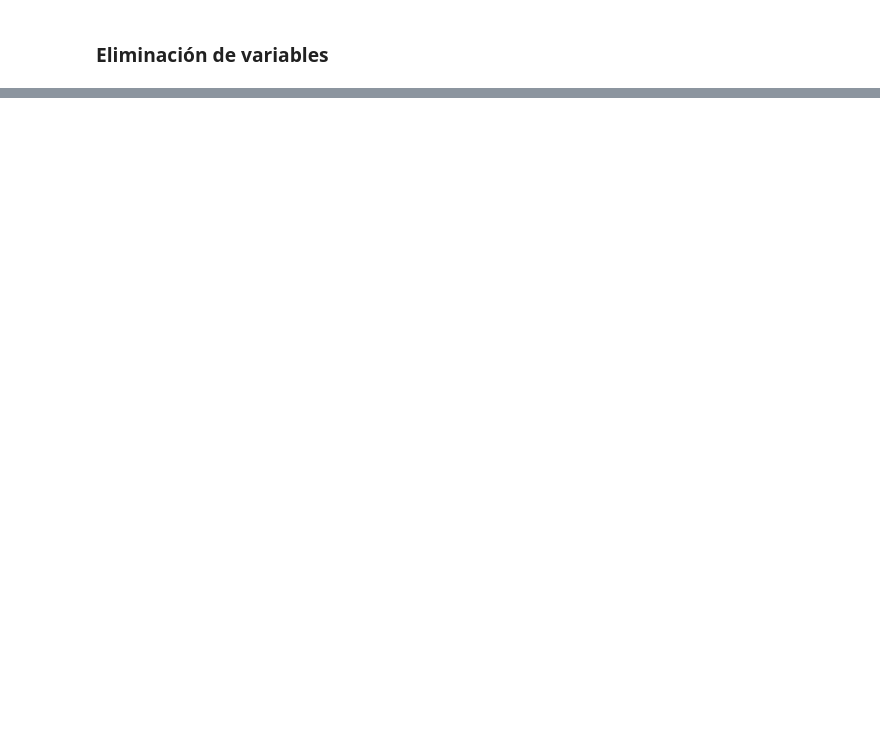
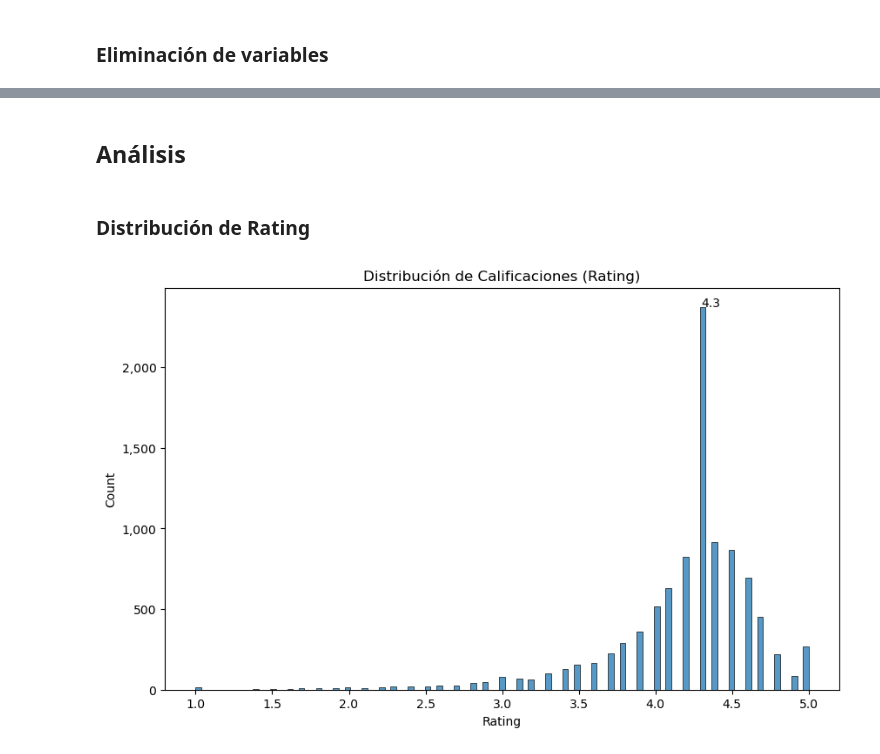
Before and after one commit to pahoalapizco/eda-persona-projects, a Jupyter notebook: notebooks/2.0-eda_personal_projects-googleplaystore_analysis.ipynb, the cells around one changed output, grey strips where cells are left out. Drawn from its saved outputs; the diff is of its cells as text; code cells hidden in the pictures; blank space fills up the shorter version.

```diff
--- a/notebooks/2.0-eda_personal_projects-googleplaystore_analysis.ipynb
+++ b/notebooks/2.0-eda_personal_projects-googleplaystore_analysis.ipynb
@@ -440 +470,25 @@ int64      2
 dtype: int64
+# %% [markdown]
+## Análisis
+# %% [markdown]
+### Distribución de Rating
+# %%
+fig, ax = plt.subplots(figsize=(10,6))
+sns.histplot(
+  data=playstore_df,
+  x="rating",
+  ax=ax,
+)
+
+ax.set_title("Distribución de Calificaciones (Rating)")
+ax.set_xlabel("Rating")
+ax.yaxis.set_major_formatter(quantity_formatter)
+
+max_rating = playstore_df["rating"].value_counts().head(1)
+
+plt.annotate(
+  f"{max_rating.idxmax()}",
+  xy=(max_rating.idxmax(), (max_rating.iloc[0])),
+);
+# %% [output]
+[figure, added]
```
Also changed, not shown: parts of 35 cells of this notebook.
